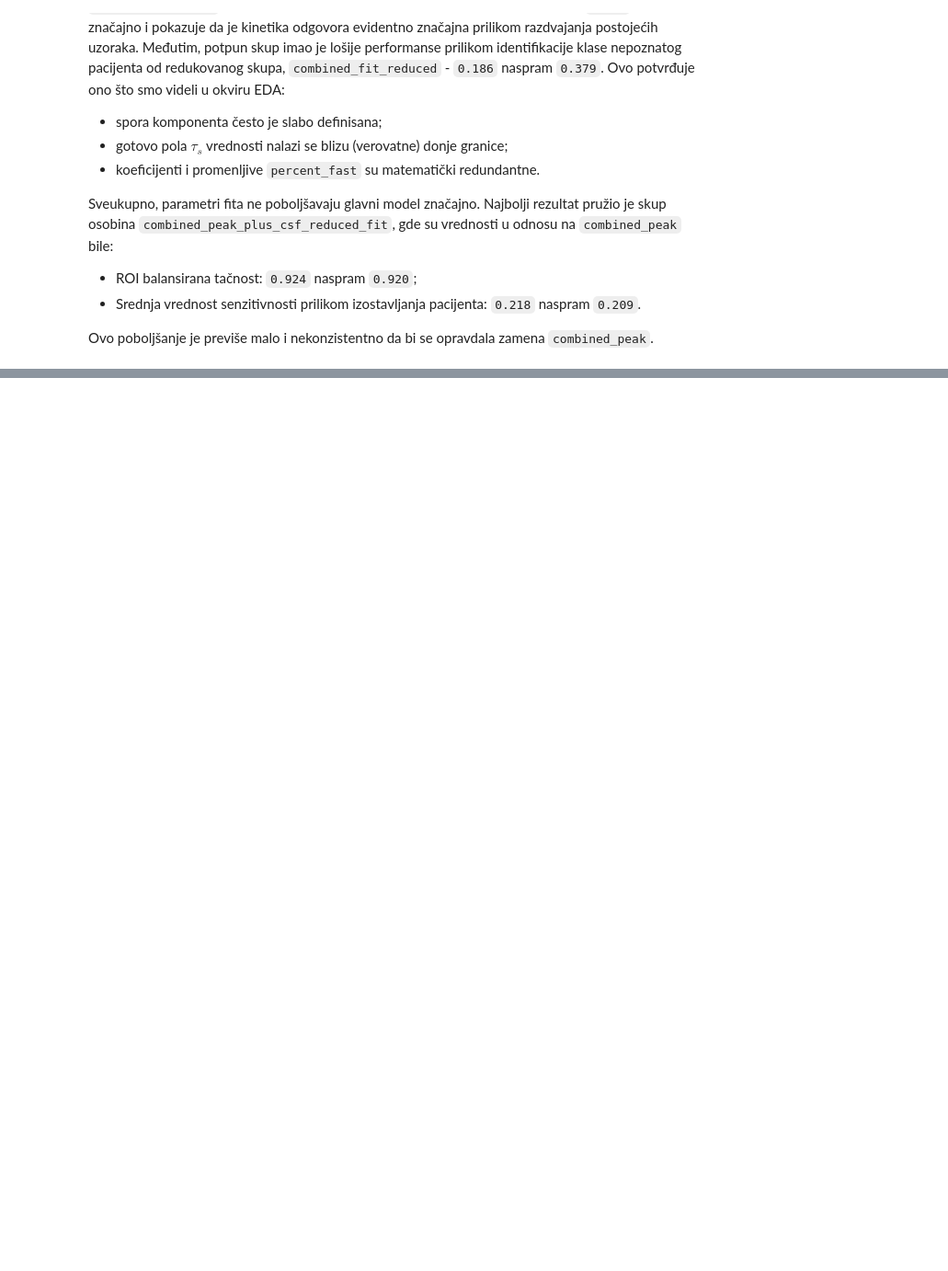
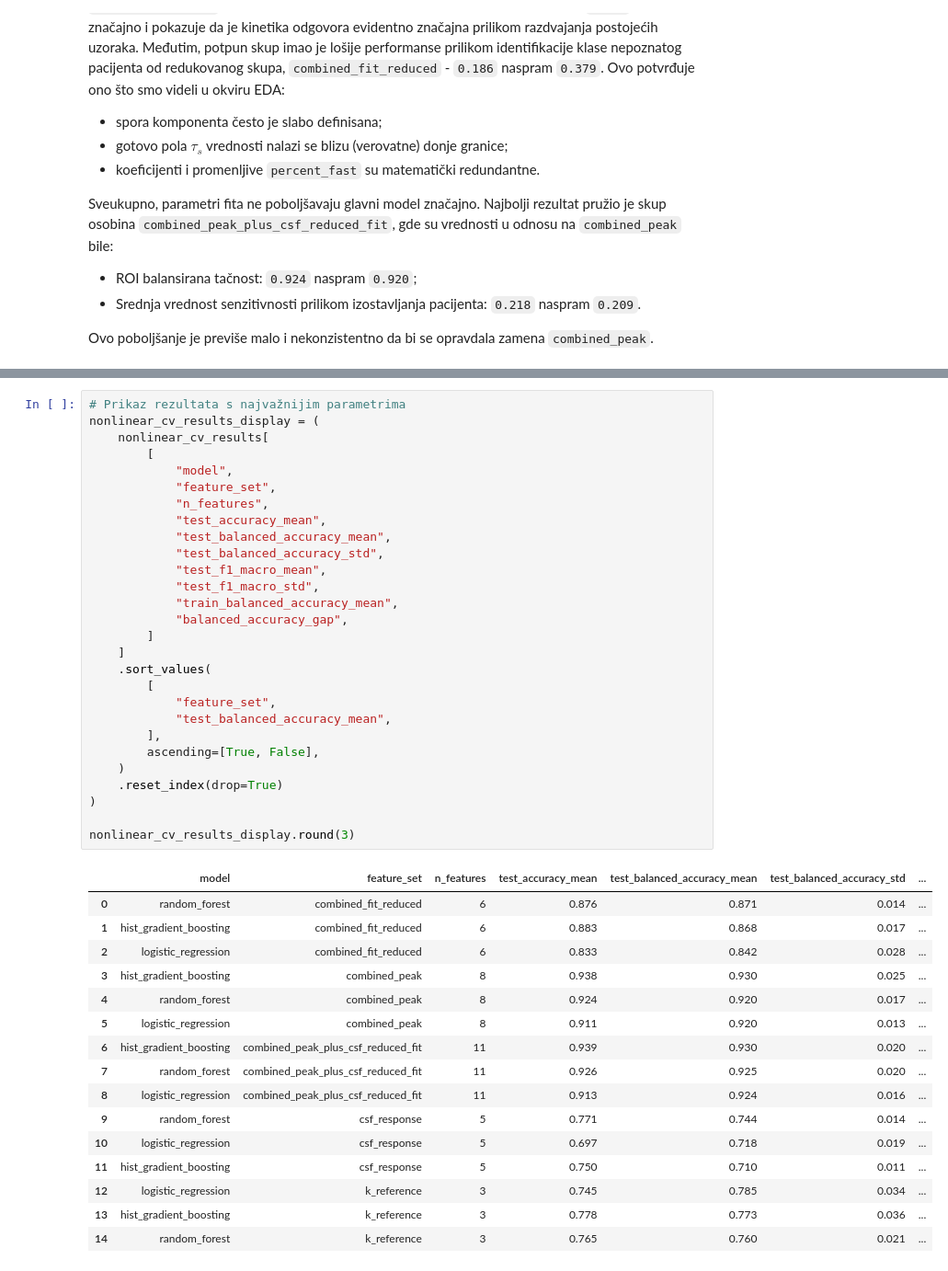
Before and after one commit to peraj-17/MasterProjekatPetarJ, a Jupyter notebook: notebooks/03_modeling.ipynb, the cells around one changed output, grey strips where cells are left out. Shown at 92% size. Drawn from its saved outputs; the diff is of its cells as text; blank space fills up the shorter version.

```diff
--- a/notebooks/03_modeling.ipynb
+++ b/notebooks/03_modeling.ipynb
@@ -1995,0 +2315,45 @@ Ovo poboljšanje je previše malo i nekonzistentno da bi se opravdala zamena `co
+# %%
+# Prikaz rezultata s najvažnijim parametrima
+nonlinear_cv_results_display = (
+    nonlinear_cv_results[
+        [
+            "model",
+            "feature_set",
+            "n_features",
+            "test_accuracy_mean",
+            "test_balanced_accuracy_mean",
+            "test_balanced_accuracy_std",
+            "test_f1_macro_mean",
+            "test_f1_macro_std",
+            "train_balanced_accuracy_mean",
+            "balanced_accuracy_gap",
+        ]
+    ]
+    .sort_values(
+        [
+            "feature_set",
+            "test_balanced_accuracy_mean",
+        ],
+        ascending=[True, False],
+    )
+    .reset_index(drop=True)
+)
+
+nonlinear_cv_results_display.round(3)
+# %% [output]
+|  | model | feature_set | n_features | test_accuracy_mean | test_balanced_accuracy_mean | test_balanced_accuracy_std | ... |
+| 0 | random_forest | combined_fit_reduced | 6 | 0.876 | 0.871 | 0.014 | ... |
+| 1 | hist_gradient_boosting | combined_fit_reduced | 6 | 0.883 | 0.868 | 0.017 | ... |
+| 2 | logistic_regression | combined_fit_reduced | 6 | 0.833 | 0.842 | 0.028 | ... |
+| 3 | hist_gradient_boosting | combined_peak | 8 | 0.938 | 0.930 | 0.025 | ... |
+| 4 | random_forest | combined_peak | 8 | 0.924 | 0.920 | 0.017 | ... |
+| 5 | logistic_regression | combined_peak | 8 | 0.911 | 0.920 | 0.013 | ... |
+| 6 | hist_gradient_boosting | combined_peak_plus_csf_reduced_fit | 11 | 0.939 | 0.930 | 0.020 | ... |
+| 7 | random_forest | combined_peak_plus_csf_reduced_fit | 11 | 0.926 | 0.925 | 0.020 | ... |
+| 8 | logistic_regression | combined_peak_plus_csf_reduced_fit | 11 | 0.913 | 0.924 | 0.016 | ... |
+| 9 | random_forest | csf_response | 5 | 0.771 | 0.744 | 0.014 | ... |
+| 10 | logistic_regression | csf_response | 5 | 0.697 | 0.718 | 0.019 | ... |
+| 11 | hist_gradient_boosting | csf_response | 5 | 0.750 | 0.710 | 0.011 | ... |
+| 12 | logistic_regression | k_reference | 3 | 0.745 | 0.785 | 0.034 | ... |
+| 13 | hist_gradient_boosting | k_reference | 3 | 0.778 | 0.773 | 0.036 | ... |
+| 14 | random_forest | k_reference | 3 | 0.765 | 0.760 | 0.021 | ... |
```
Also changed, not shown: parts of 44 cells of this notebook, 22 other files.
